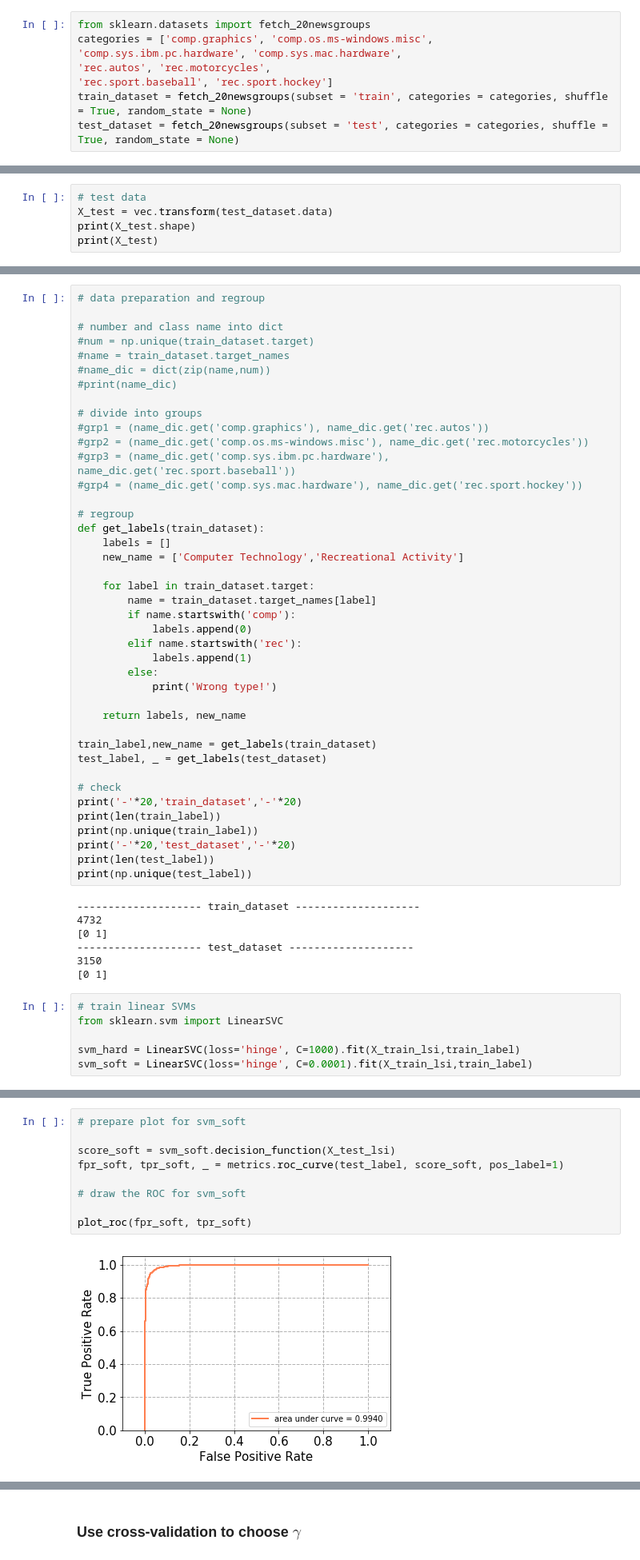
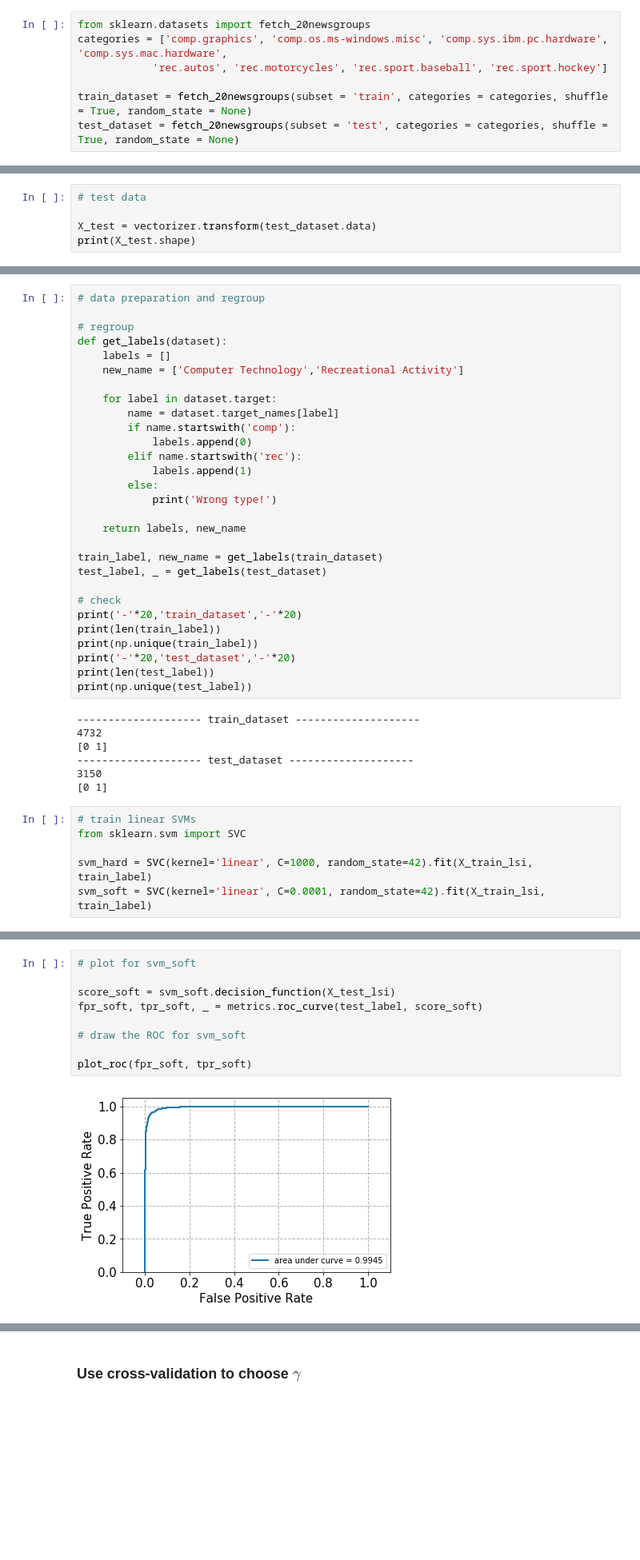
Before and after one commit to Shuyifan/ECE-219-Large-Scale-Data-Mining-Project, a Jupyter notebook: Project1.ipynb, the cells around one changed output, grey strips where cells are left out. Shown at 80% size. Cells and saved outputs as stored; diff of their text form; blank space fills up the shorter version.

```diff
--- a/Project1.ipynb
+++ b/Project1.ipynb
@@ -137,9 +137,8 @@ Report the shape of the TF-IDF matrices of the train and test subsets respective
 # %%
 from sklearn.datasets import fetch_20newsgroups
-categories = ['comp.graphics', 'comp.os.ms-windows.misc',
-'comp.sys.ibm.pc.hardware', 'comp.sys.mac.hardware',
-'rec.autos', 'rec.motorcycles',
-'rec.sport.baseball', 'rec.sport.hockey']
+categories = ['comp.graphics', 'comp.os.ms-windows.misc', 'comp.sys.ibm.pc.hardware', 'comp.sys.mac.hardware',
+            'rec.autos', 'rec.motorcycles', 'rec.sport.baseball', 'rec.sport.hockey']
+
 train_dataset = fetch_20newsgroups(subset = 'train', categories = categories, shuffle = True, random_state = None)
 test_dataset = fetch_20newsgroups(subset = 'test', categories = categories, shuffle = True, random_state = None)
 # %%
@@ -322,8 +208,8 @@ CountVectorizer(analyzer=<function stem_rmv_punc at 0x...>,
 ['0005111312na1em', '0010580b', '002251w', '0096b0f0', '00bjgood', '00mbstultz', '00pm', '02uv', '03hz', '03k', '05apr93', '05l', '06eh', '06paul', '0_', '0___', '0a', '0b', '0b14', '0c', '0d', '0d2', ...
 # %%
 # test data
-X_test = vec.transform(test_dataset.data)
+
+X_test = vectorizer.transform(test_dataset.data)
 print(X_test.shape)
-print(X_test)
 # %% [output]
 (3150, 16319)
@@ -537,25 +382,13 @@ Hard margin and soft margin linear SVMs:
 # %%
 # data preparation and regroup
 
-# number and class name into dict
-#num = np.unique(train_dataset.target)
-#name = train_dataset.target_names
-#name_dic = dict(zip(name,num))
-#print(name_dic)
-
-# divide into groups
-#grp1 = (name_dic.get('comp.graphics'), name_dic.get('rec.autos'))
-#grp2 = (name_dic.get('comp.os.ms-windows.misc'), name_dic.get('rec.motorcycles'))
-#grp3 = (name_dic.get('comp.sys.ibm.pc.hardware'), name_dic.get('rec.sport.baseball'))
-#grp4 = (name_dic.get('comp.sys.mac.hardware'), name_dic.get('rec.sport.hockey'))
-
 # regroup
-def get_labels(train_dataset):
+def get_labels(dataset):
     labels = []
     new_name = ['Computer Technology','Recreational Activity']
 
-    for label in train_dataset.target:
-        name = train_dataset.target_names[label]
+    for label in dataset.target:
+        name = dataset.target_names[label]
         if name.startswith('comp'):
             labels.append(0)
         elif name.startswith('rec'):
@@ -565,7 +398,7 @@ def get_labels(train_dataset):
 
     return labels, new_name
 
-train_label,new_name = get_labels(train_dataset)
+train_label, new_name = get_labels(train_dataset)
 test_label, _ = get_labels(test_dataset)
 
 # check
@@ -584,10 +417,10 @@ print(np.unique(test_label))
 [0 1]
 # %%
 # train linear SVMs
-from sklearn.svm import LinearSVC
+from sklearn.svm import SVC
 
-svm_hard = LinearSVC(loss='hinge', C=1000).fit(X_train_lsi,train_label)
-svm_soft = LinearSVC(loss='hinge', C=0.0001).fit(X_train_lsi,train_label)
+svm_hard = SVC(kernel='linear', C=1000, random_state=42).fit(X_train_lsi, train_label)
+svm_soft = SVC(kernel='linear', C=0.0001, random_state=42).fit(X_train_lsi, train_label)
 # %%
 # define plot drawing
 from sklearn import metrics
@@ -625,16 +458,16 @@ plot_roc(fpr_hard, tpr_hard)
 # %% [output]
 [figure]
 # %%
-# prepare plot for svm_soft
+# plot for svm_soft
 
 score_soft = svm_soft.decision_function(X_test_lsi)
-fpr_soft, tpr_soft, _ = metrics.roc_curve(test_label, score_soft, pos_label=1)
+fpr_soft, tpr_soft, _ = metrics.roc_curve(test_label, score_soft)
 
 # draw the ROC for svm_soft
 
 plot_roc(fpr_soft, tpr_soft)
 # %% [output]
-[figure, old version]
+[figure, new version]
 # %%
 fig, ax = plt.subplots()
 
```
Also changed, not shown: parts of 62 cells of this notebook.
